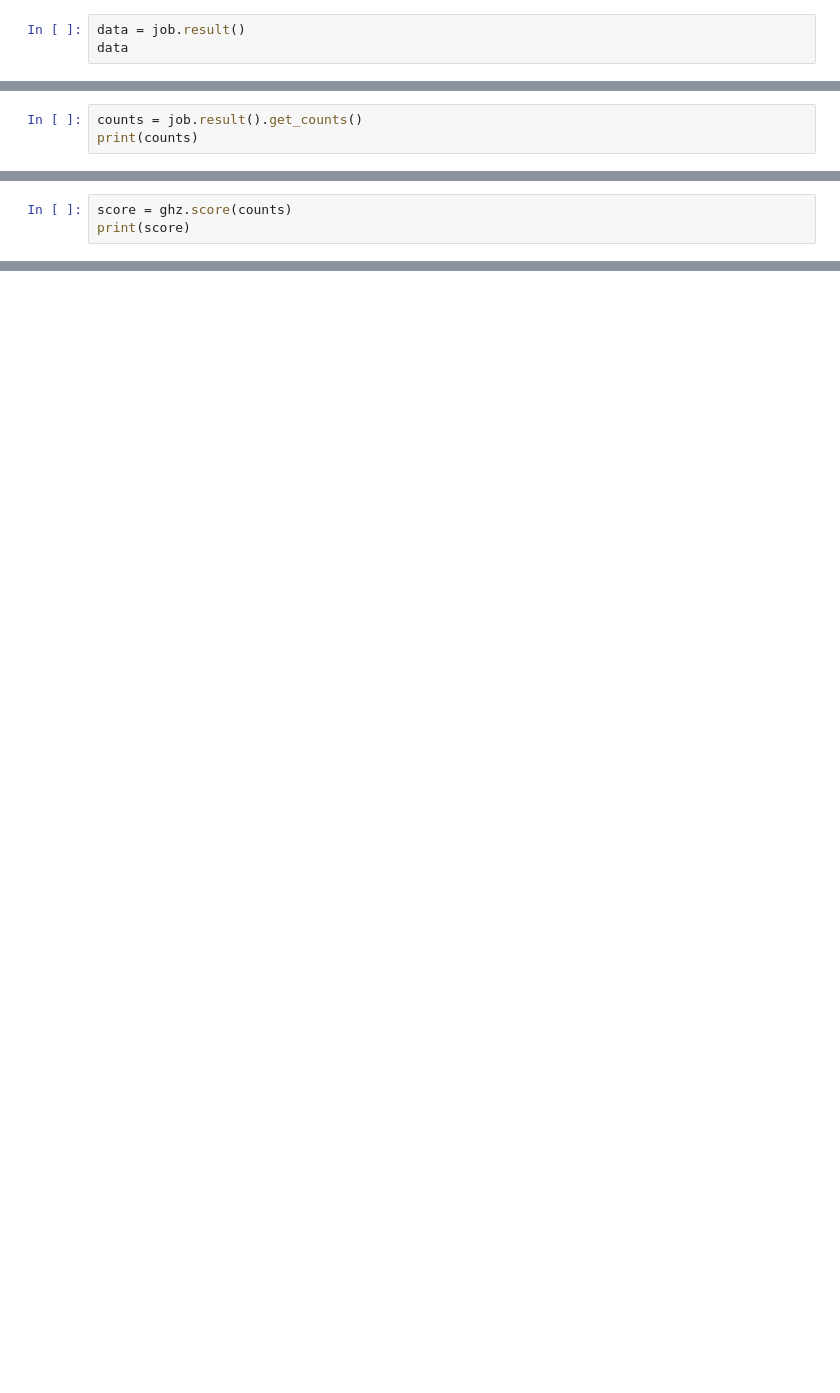
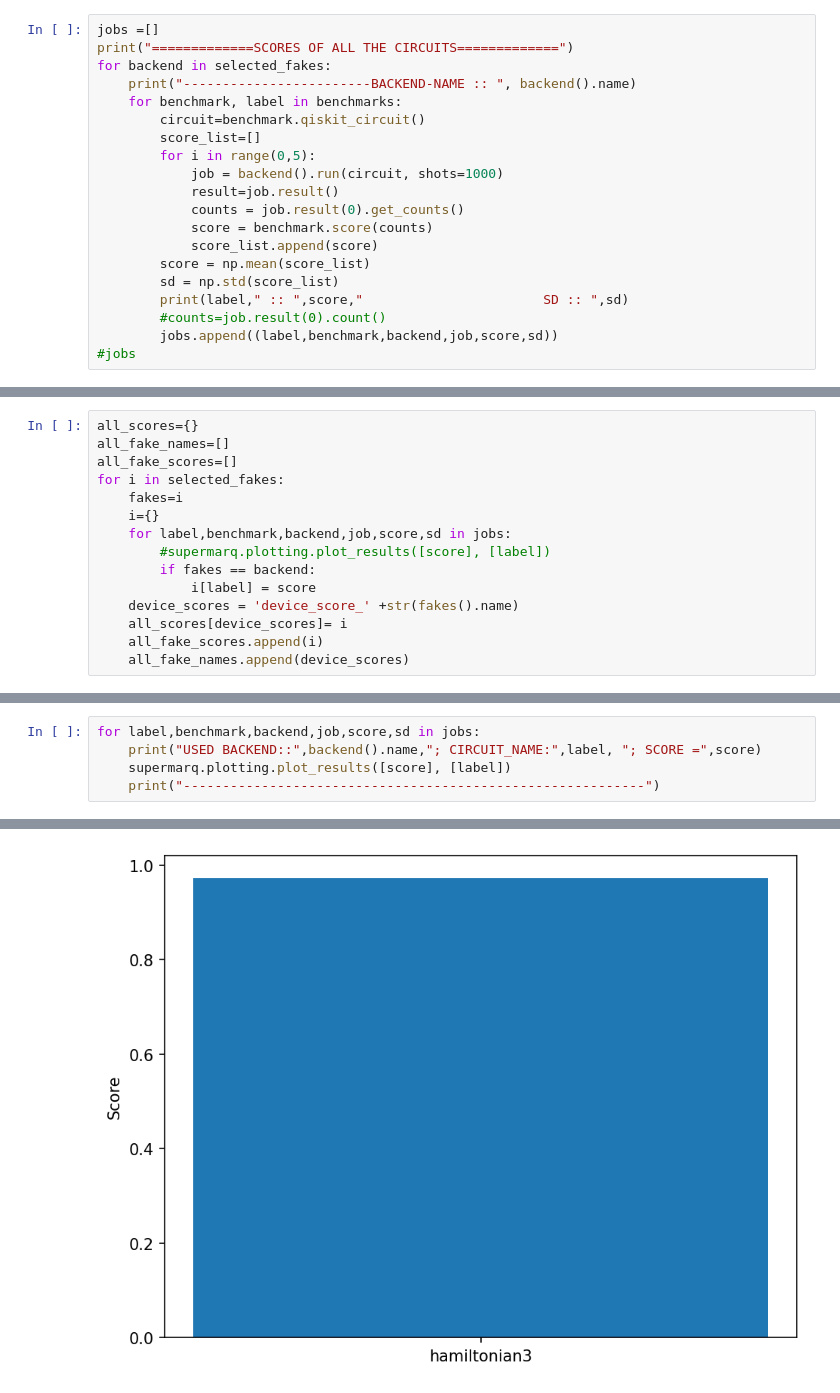
Before and after one commit to vandnaChaturvedi/Supermarq_benchmark_POC, a Jupyter notebook: sm_Bit_Code.ipynb, the cells around one changed output, grey strips where cells are left out. Saved outputs shown, nothing was run; the diff lists cells and outputs as text; blank space fills up the shorter version.

```diff
--- a/sm_Bit_Code.ipynb
+++ b/sm_Bit_Code.ipynb
@@ -35,4 +66,21 @@ NameError: name 'transpile' is not defined
 # %%
-data = job.result()
-data
+jobs =[]
+print("=============SCORES OF ALL THE CIRCUITS=============")
+for backend in selected_fakes:
+    print("------------------------BACKEND-NAME :: ", backend().name)
+    for benchmark, label in benchmarks:
+        circuit=benchmark.qiskit_circuit()
+        score_list=[]
+        for i in range(0,5):
+            job = backend().run(circuit, shots=1000)
+            result=job.result()
+            counts = job.result(0).get_counts()
+            score = benchmark.score(counts)
+            score_list.append(score)
+        score = np.mean(score_list)
+        sd = np.std(score_list)
+        print(label," :: ",score,"                       SD :: ",sd)
+        #counts=job.result(0).count()
+        jobs.append((label,benchmark,backend,job,score,sd))
+#jobs
 # %% [output]
@@ -40,3 +104,15 @@ NameError: name 'supermarq' is not defined
 # %%
-counts = job.result().get_counts()
-print(counts)
+all_scores={}
+all_fake_names=[]
+all_fake_scores=[]
+for i in selected_fakes:
+    fakes=i
+    i={}
+    for label,benchmark,backend,job,score,sd in jobs:
+        #supermarq.plotting.plot_results([score], [label])
+        if fakes == backend:
+            i[label] = score
+    device_scores = 'device_score_' +str(fakes().name)
+    all_scores[device_scores]= i
+    all_fake_scores.append(i)
+    all_fake_names.append(device_scores)
@@ -45,4 +119,6 @@ NameError: name 'mb3' is not defined
 # %%
-score = ghz.score(counts)
-print(score)
+for label,benchmark,backend,job,score,sd in jobs:
+    print("USED BACKEND::",backend().name,"; CIRCUIT_NAME:",label, "; SCORE =",score)
+    supermarq.plotting.plot_results([score], [label])
+    print("-----------------------------------------------------------")
 # %% [output]
@@ -49,0 +126 @@ NameError: name 'supermarq' is not defined
+[figure, added]
```
Also changed, not shown: parts of 14 cells of this notebook, 2 other files.
